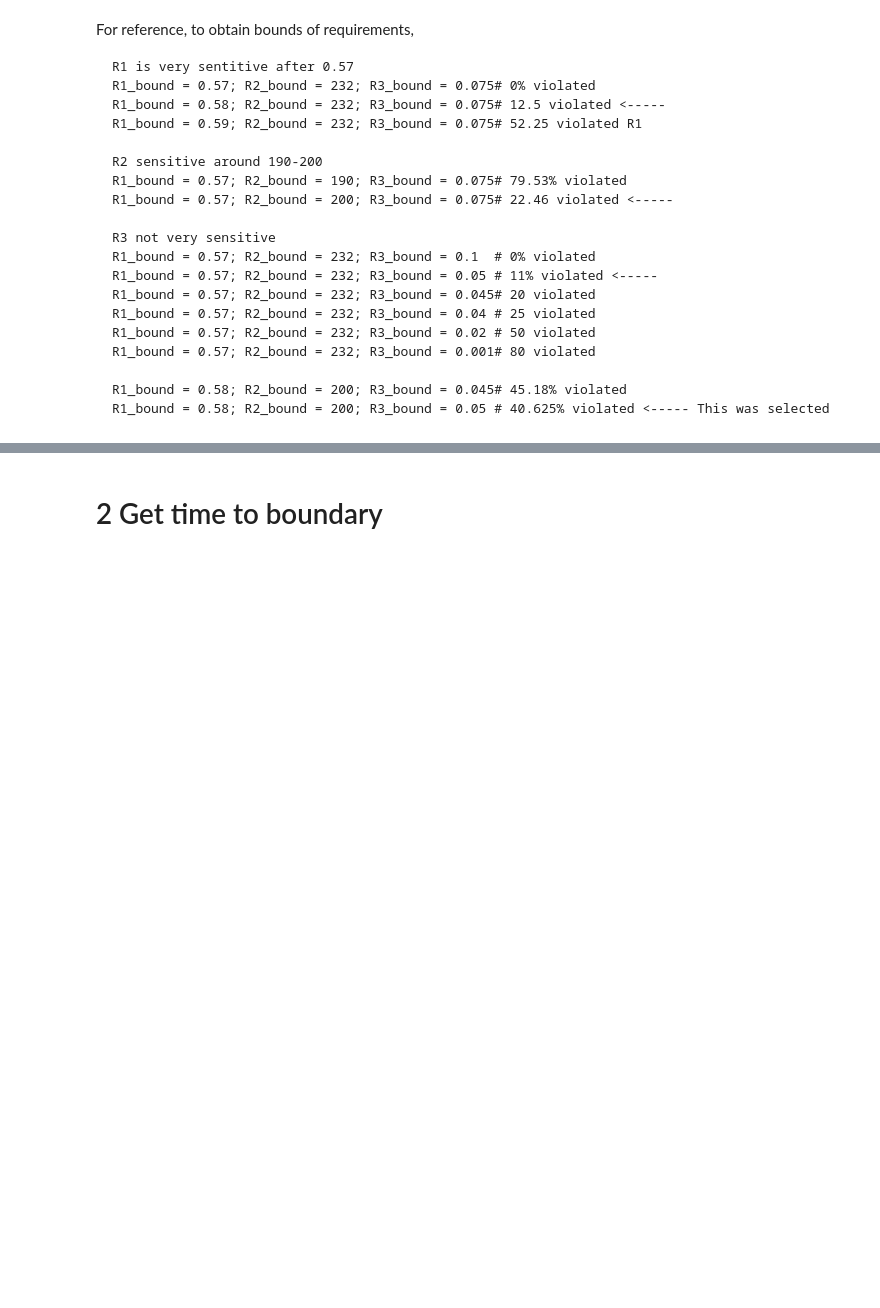
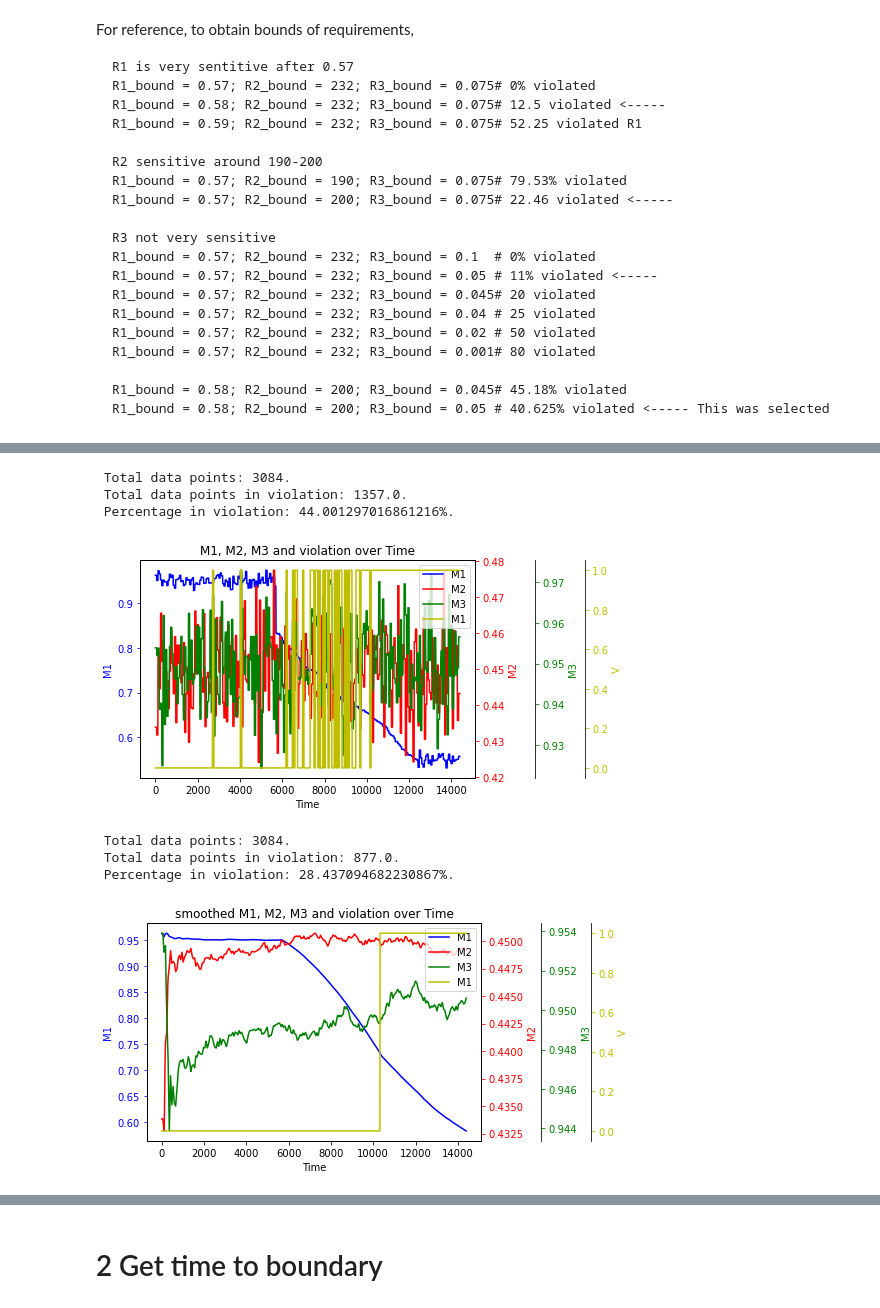
Before and after one commit to Gricel-lee/ProactiveAdaptation, a Jupyter notebook: AllCODE.ipynb, the cells around one changed output, grey strips where cells are left out. Drawn from its saved outputs; the diff is of its cells as text; code cells hidden in the pictures; blank space fills up the shorter version.

```diff
--- a/AllCODE.ipynb
+++ b/AllCODE.ipynb
@@ -558,18 +382,0 @@ def plotViolationZone():
-# %%
-
-df = create_EnvSys_df()
-df = addViolationsDF(df)
-
-# Sum the values in the 'Age' column
-total_violation = df['violation'].sum()
-total = len(df['violation'])
-
-print(" Total data points: {}.\n Total data points in violation: {}.\n Percentage in violation: {}."
-      .format(total,total_violation,total_violation/total*100))
-
-output = 'lookUpTableViolation.xlsx'
-clean_file(output)
-df.to_excel(output, index=False)
-
-plotViolationZone()
-df.head(5)
@@ -575,0 +502,52 @@ df.head(5)
+# %%
+#============ SET UP PROBLEM
+# Req. bounds
+R1_bound = 0.58; R2_bound = 200; R3_bound = 0.05 # 40.625% violated
+#M1 value
+minM1=0.5; maxM1= 1; M =20
+#M2
+minM2=0.25; maxM2=0.5; N=20
+#M3
+minM3=0.5; maxM3=1; L=20
+#fun
+p1 =lambda M1   : M1*0.0381941 + 0.962500
+p2 = lambda M1,M3: 0.65301 + 0.05833 * M1 - 0.11750 * M3 - 0.04865 * M1 * M3       # before only M3
+p3 = lambda M1,M3: 0.16218 - 0.04194 * M1 - 0.01444 * M3 - 0.04167 * M1 * M3       # before only M1
+p4 = lambda M3   : 0.80629 + 0.21175 * M3
+pR = lambda x : 0.6
+T1 = lambda M1,M2: 134.171 - 11.929 * M1 - 7.999 * M2
+T2 = lambda M3 : 25.3942 - 5.0085 * M3
+T3 = lambda M2: 53.7
+T1F= lambda M2: 349.772 - 10.97 * M2                                               # fixed before
+T2F= lambda x :59.1
+TR = lambda M1,M3: 52.8953 - (0.2339 *M1) + (8.5904 *M3) + (15.6654 * M1 * M3)     # before M
+#file
+hist_file = "Data/Historical logs/day_faulty_light.csv"           # one day run
+
+#============= SET UP SMOOTH
+inf = float('inf')
+N = 1000 # update threshold: capacity of buffer (initially empty) used to store the last N observations - triggers an update of the linear regression model
+t = 2000 # prediction window within which any disruptions are to be predicted
+violationTime = [inf,inf,inf]
+
+
+#=============== RUN
+df= read_Day_csv(hist_file)
+df = addViolationValues(df)
+print_results_violation(df)
+plot_M_violation(df,'M1, M2, M3 and violation over Time')
+
+dfSmooth = read_Day_csv(hist_file)
+dfSmooth=smooth(dfSmooth,["M1","M2","M3"],N)
+dfSmooth = addViolationValues(dfSmooth)
+print_results_violation(dfSmooth)
+plot_M_violation(dfSmooth,"smoothed M1, M2, M3 and violation over Time")
+# %% [output]
+ Total data points: 3084.
+ Total data points in violation: 1357.0.
+ Percentage in violation: 44.001297016861216%.
+[figure, added]
+ Total data points: 3084.
+ Total data points in violation: 877.0.
+ Percentage in violation: 28.437094682230867%.
+[figure, added]
```
Also changed, not shown: parts of 29 cells of this notebook.
